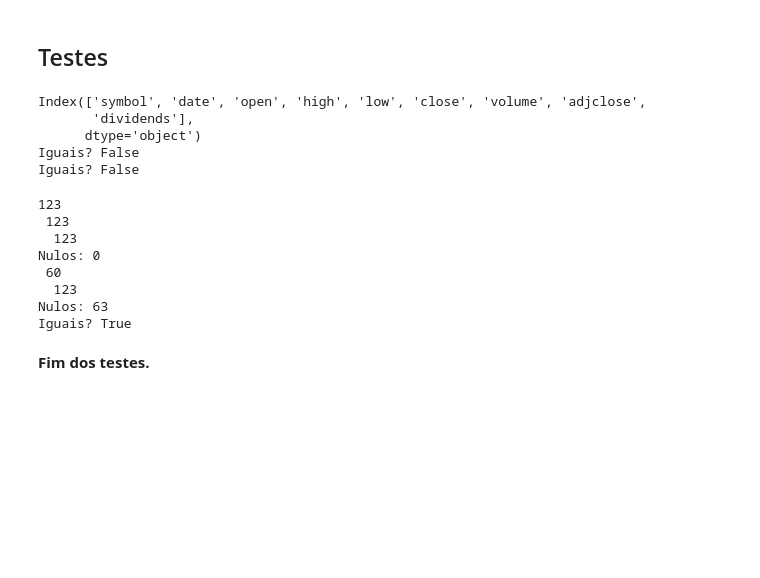
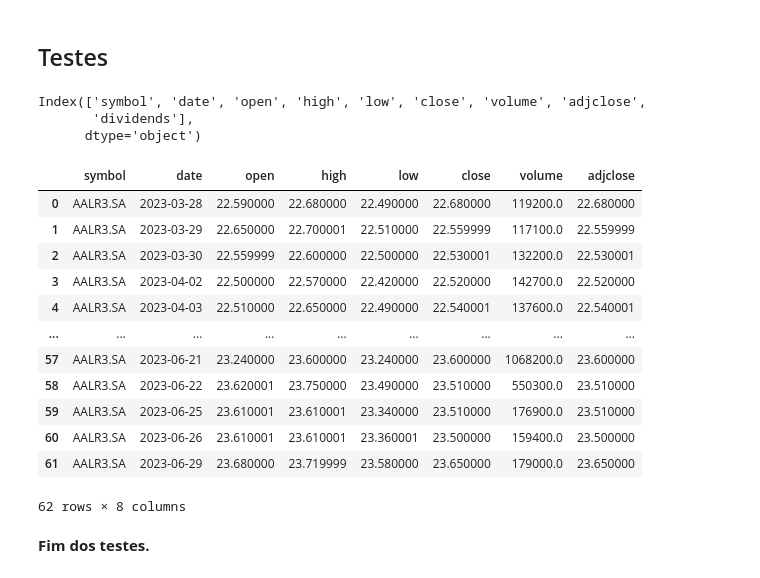
Before and after one commit to F-Neres/Neresbot, a Jupyter notebook: Prototype_Jupyter_Notebook/main.ipynb, the cells around one changed output. Saved outputs shown, nothing was run; the diff lists cells and outputs as text; code cells hidden in the pictures; blank space fills up the shorter version.

```diff
--- a/Prototype_Jupyter_Notebook/main.ipynb
+++ b/Prototype_Jupyter_Notebook/main.ipynb
@@ -149,43 +149,32 @@ else:
     ELET5['date'] = ELET5['date'].dt.date
     ELET5 = ELET5.sort_values('date', ascending=True)
 
-
-print('Iguais?',PETR4['date'].equals(ELET5['date']))
-print('Iguais?',PETR4['date'].equals(PETR3['date']))
-
 Sim_Set = {'PETR4':PETR4,'ELET5':ELET5}
 # %% [output]
 Index(['symbol', 'date', 'open', 'high', 'low', 'close', 'volume', 'adjclose',
        'dividends'],
       dtype='object')
-Iguais? False
-Iguais? False
-# %%
-all_dates = set()
-
-for tckr in Sim_Set.keys():
-    all_dates.update(set(Sim_Set[tckr]['date']))
-
-print(len(all_dates))
-
-for tckr in Sim_Set.keys():
-    print('',len(Sim_Set[tckr]))
-    missing_dates = all_dates - set(Sim_Set[tckr]['date'])
-    missing_data = pd.DataFrame({'date': list(missing_dates)})
-    Sim_Set[tckr] = pd.concat([Sim_Set[tckr], missing_data], ignore_index=True)
-    print(' ',len(Sim_Set[tckr]))
-    # Classifique o dataframe pela coluna 'date' para garantir a ordem correta
-    Sim_Set[tckr] = Sim_Set[tckr].sort_values('date').reset_index(drop=True)
-    print('Nulos:', Sim_Set[tckr].isnull().any(axis=1).sum())
-    Sim_Set[tckr] = Sim_Set[tckr].fillna(method = 'ffill')
-
-print('Iguais?',Sim_Set['PETR4']['date'].equals(Sim_Set['ELET5']['date']))
-# %% [output]
-123
- 123
-  123
-Nulos: 0
- 60
-  123
-Nulos: 63
-Iguais? True
+# %%
+query = yq.Ticker('AALR3.SA', backoff_factor=0.1, retry=3, status_forcelist=[404, 429, 500, 502, 503, 504], asynchronous=True)
+
+df_teste = query.history(period='3mo', interval='1d',adj_timezone=True)
+
+df_teste = df_teste.reset_index()
+
+df_teste['date'] = pd.to_datetime(df_teste['date']).dt.date
+
+df_teste
+# %% [output]
+|  | symbol | date | open | high | low | close | volume | adjclose |
+| 0 | AALR3.SA | 2023-03-28 | 22.590000 | 22.680000 | 22.490000 | 22.680000 | 119200.0 | 22.680000 |
+| 1 | AALR3.SA | 2023-03-29 | 22.650000 | 22.700001 | 22.510000 | 22.559999 | 117100.0 | 22.559999 |
+| 2 | AALR3.SA | 2023-03-30 | 22.559999 | 22.600000 | 22.500000 | 22.530001 | 132200.0 | 22.530001 |
+| 3 | AALR3.SA | 2023-04-02 | 22.500000 | 22.570000 | 22.420000 | 22.520000 | 142700.0 | 22.520000 |
+| 4 | AALR3.SA | 2023-04-03 | 22.510000 | 22.650000 | 22.490000 | 22.540001 | 137600.0 | 22.540001 |
+| ... | ... | ... | ... | ... | ... | ... | ... | ... |
+| 57 | AALR3.SA | 2023-06-21 | 23.240000 | 23.600000 | 23.240000 | 23.600000 | 1068200.0 | 23.600000 |
+| 58 | AALR3.SA | 2023-06-22 | 23.620001 | 23.750000 | 23.490000 | 23.510000 | 550300.0 | 23.510000 |
+| 59 | AALR3.SA | 2023-06-25 | 23.610001 | 23.610001 | 23.340000 | 23.510000 | 176900.0 | 23.510000 |
+| 60 | AALR3.SA | 2023-06-26 | 23.610001 | 23.610001 | 23.360001 | 23.500000 | 159400.0 | 23.500000 |
+| 61 | AALR3.SA | 2023-06-29 | 23.680000 | 23.719999 | 23.580000 | 23.650000 | 179000.0 | 23.650000 |
+62 rows × 8 columns
```
Also changed, not shown: parts of 29 cells of this notebook, 2 other files.
